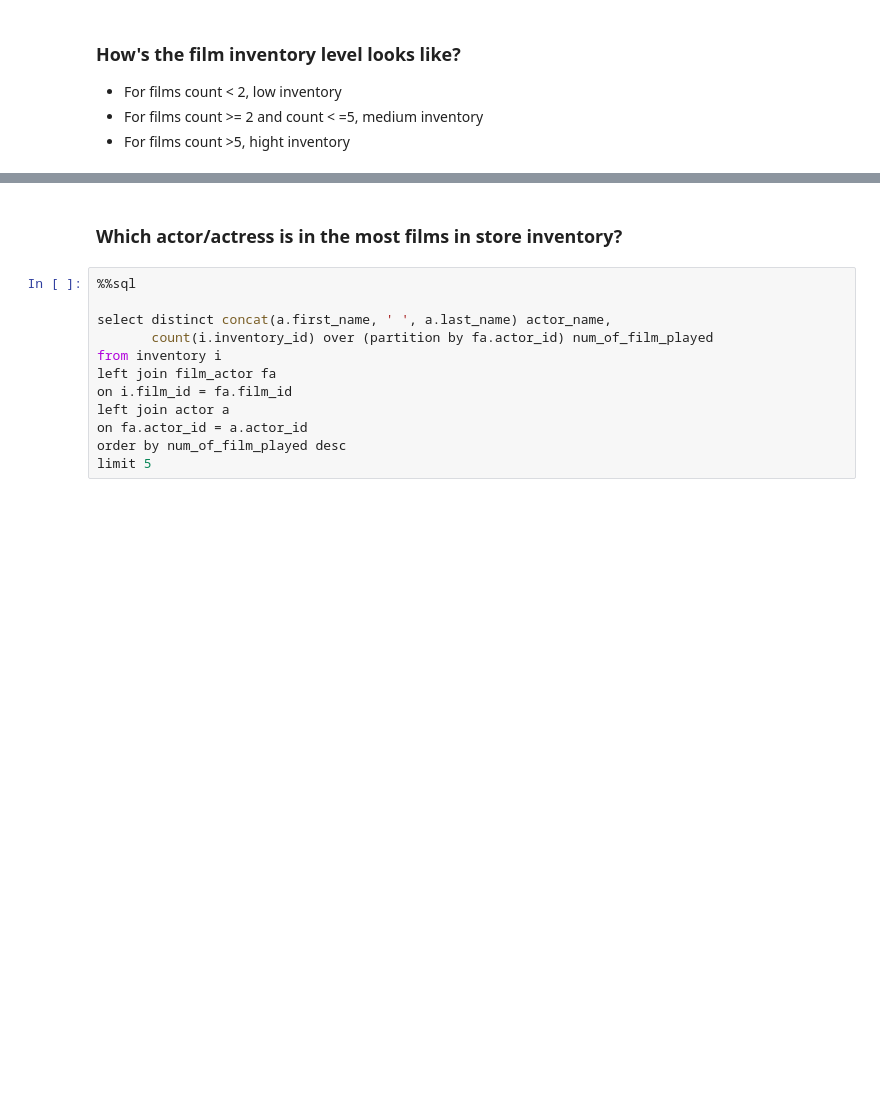
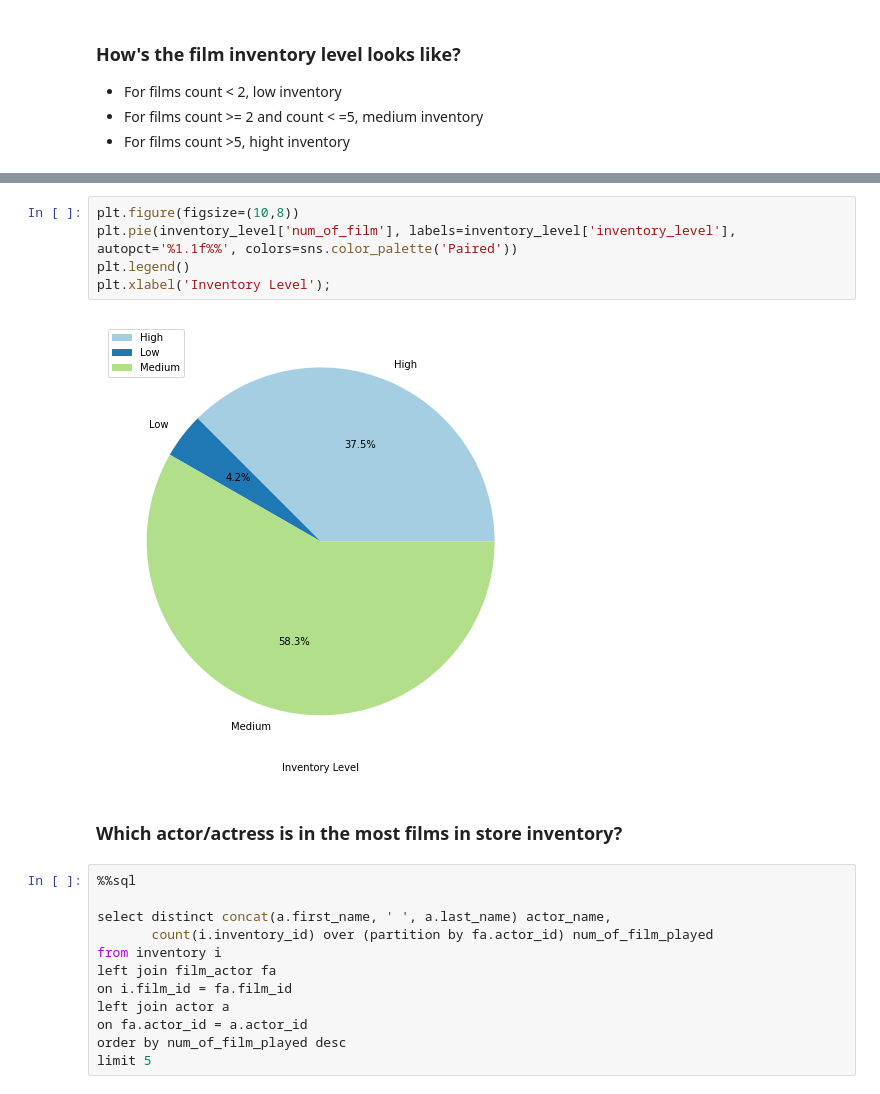
Before and after one commit to Yajinglee/SQL-Projects, a Jupyter notebook: Sakila Database.ipynb, the cells around one changed output, grey strips where cells are left out. Cells and saved outputs as stored; diff of their text form; blank space fills up the shorter version.

```diff
--- a/Sakila Database.ipynb
+++ b/Sakila Database.ipynb
@@ -154,3 +178,10 @@ group by inventory_level
+# %%
+plt.figure(figsize=(10,8))
+plt.pie(inventory_level['num_of_film'], labels=inventory_level['inventory_level'], autopct='%1.1f%%', colors=sns.color_palette('Paired'))
+plt.legend()
+plt.xlabel('Inventory Level');
+# %% [output]
+[figure, added]
 # %% [markdown]
 ### Which actor/actress is in the most films in store inventory?
 # %%
```
Also changed, not shown: parts of 21 cells of this notebook.
